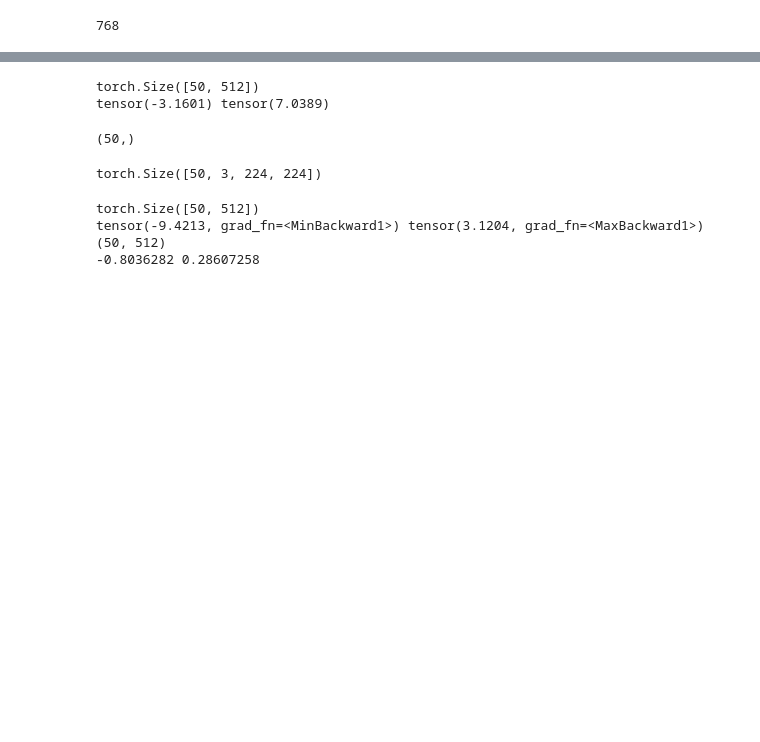
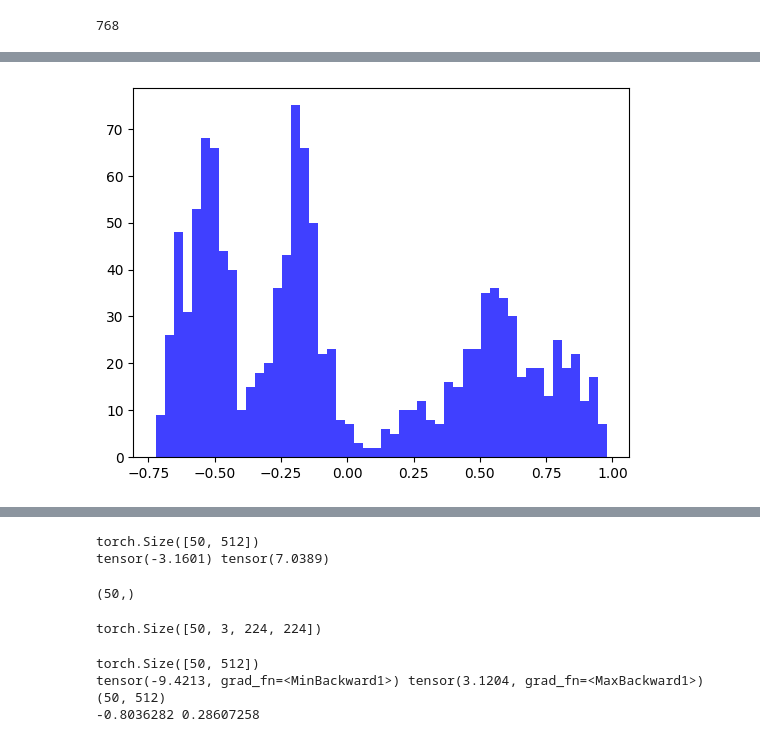
Before and after one commit to nanbohra/ImageRecommendation_ProductMatching, a Jupyter notebook: get_img_embeddings.ipynb, the cells around one changed output, grey strips where cells are left out. Drawn from its saved outputs; the diff is of its cells as text; code cells hidden in the pictures; blank space fills up the shorter version.

```diff
--- a/get_img_embeddings.ipynb
+++ b/get_img_embeddings.ipynb
@@ -186,3 +238,17 @@ embedding_len
+# %%
+# Attempting to zero-center embeddings to improve cosine similarity
+mean_embedding = np.mean(embeddings, axis=0)
+centered_embeddings = embeddings - mean_embedding
+
+norm_embeddings = centered_embeddings / np.linalg.norm(centered_embeddings, axis=1, keepdims=True)
+
+cos_sim = np.dot(norm_embeddings, norm_embeddings.T)
+
+cos_sim_values = cos_sim[np.triu_indices_from(cos_sim, k=1)]
+plt.hist(cos_sim_values, bins=50, alpha=0.75, color='blue')
+plt.show()
+# %% [output]
+[figure, added]
 # %%
 # Now working with CLIP instead to implement multimodal similarity search
 
```
Also changed, not shown: parts of 14 cells of this notebook, 16 other files.
